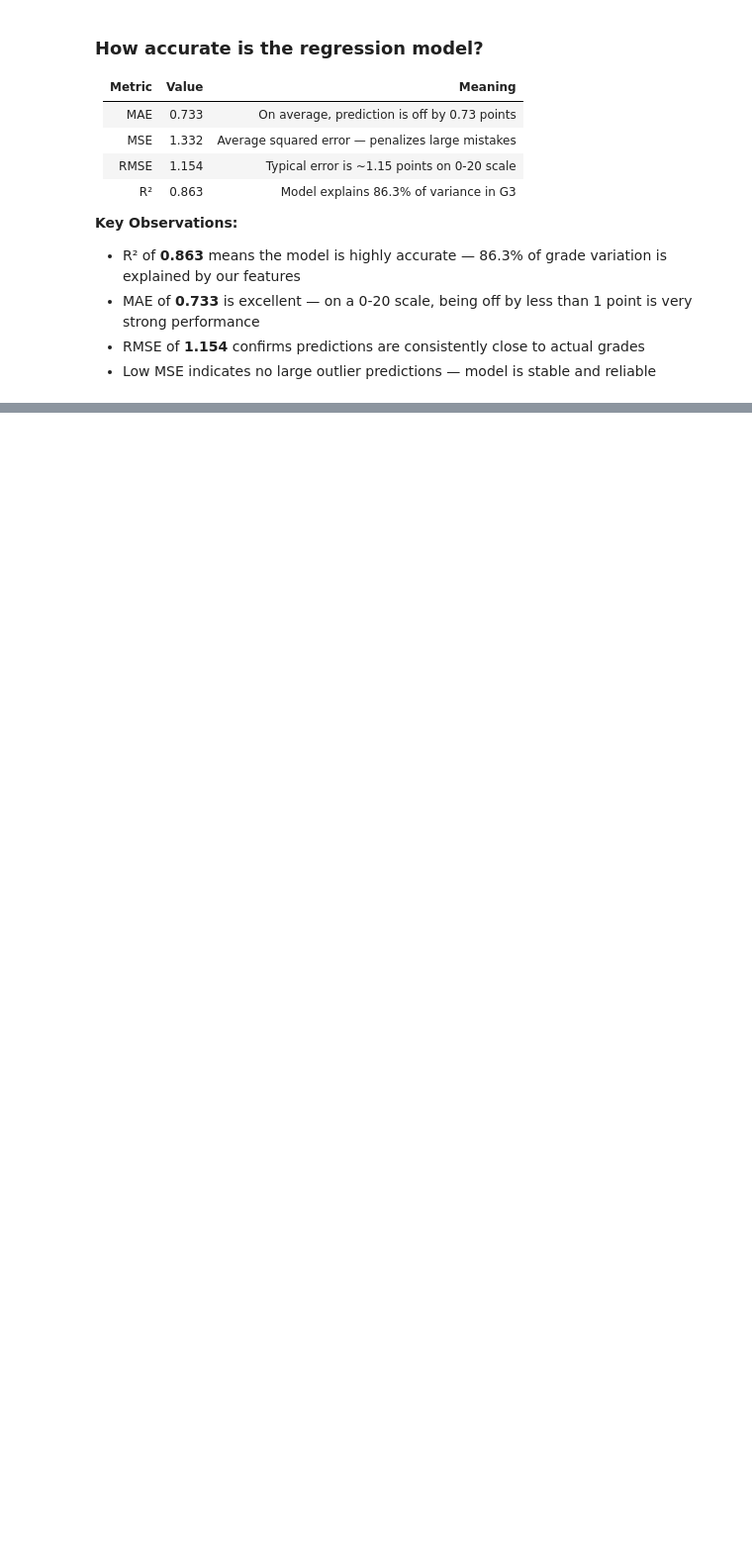
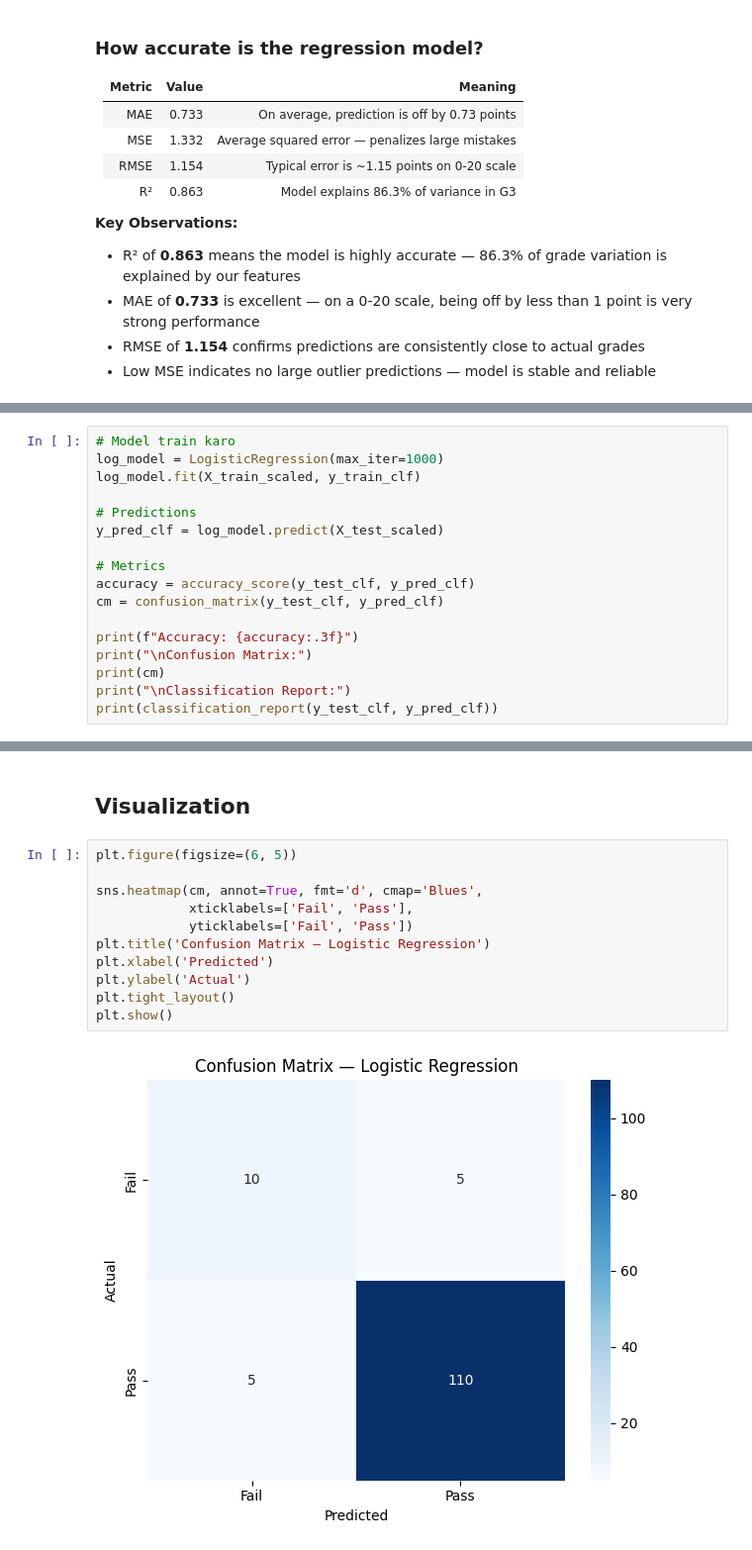
Before and after one commit to Abrar-ul-hasnain/student-performance-predictor, a Jupyter notebook: main.ipynb, the cells around one changed output, grey strips where cells are left out. Shown at 99% size. Saved outputs shown, nothing was run; the diff lists cells and outputs as text; blank space fills up the shorter version.

```diff
--- a/main.ipynb
+++ b/main.ipynb
@@ -819,0 +867,17 @@ Each feature gets a weight — model learns these weights during training to min
+# %%
+# Model train karo
+log_model = LogisticRegression(max_iter=1000)
+log_model.fit(X_train_scaled, y_train_clf)
+
+# Predictions
+y_pred_clf = log_model.predict(X_test_scaled)
+
+# Metrics
+accuracy = accuracy_score(y_test_clf, y_pred_clf)
+cm = confusion_matrix(y_test_clf, y_pred_clf)
+
+print(f"Accuracy: {accuracy:.3f}")
+print("\nConfusion Matrix:")
+print(cm)
+print("\nClassification Report:")
+print(classification_report(y_test_clf, y_pred_clf))
@@ -819,0 +939,15 @@ Each feature gets a weight — model learns these weights during training to min
+# %% [markdown]
+## Visualization
+# %%
+plt.figure(figsize=(6, 5))
+
+sns.heatmap(cm, annot=True, fmt='d', cmap='Blues',
+            xticklabels=['Fail', 'Pass'],
+            yticklabels=['Fail', 'Pass'])
+plt.title('Confusion Matrix — Logistic Regression')
+plt.xlabel('Predicted')
+plt.ylabel('Actual')
+plt.tight_layout()
+plt.show()
+# %% [output]
+[figure, added]
```
Also changed, not shown: parts of 14 cells of this notebook.
